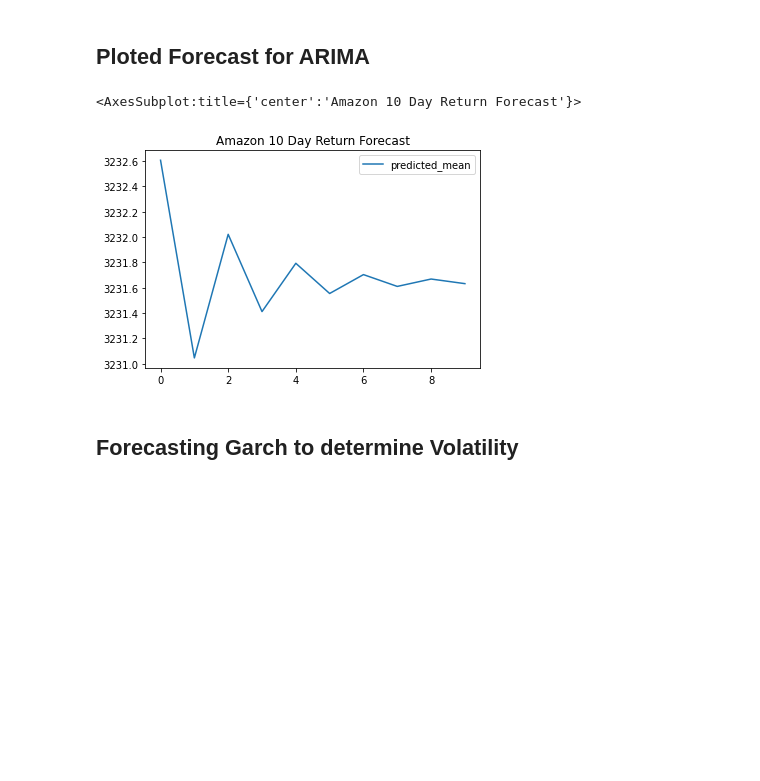
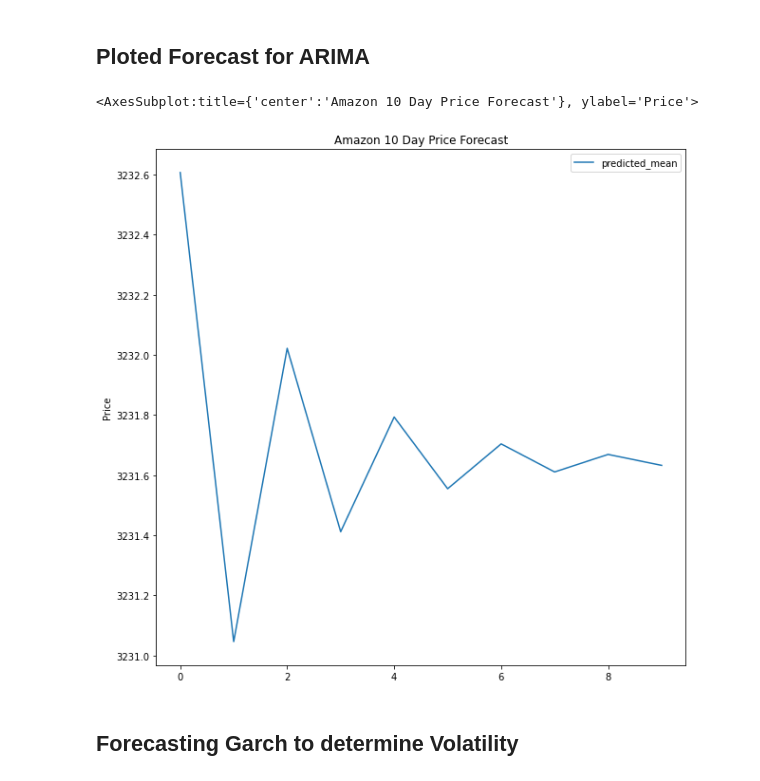
Before and after one commit to justinm329/Time-Series-Blog, a Jupyter notebook: Time_series_explained.ipynb, the cells around one changed output. Saved outputs shown, nothing was run; the diff lists cells and outputs as text; code cells hidden in the pictures; blank space fills up the shorter version.

```diff
--- a/Time_series_explained.ipynb
+++ b/Time_series_explained.ipynb
@@ -311,12 +314,14 @@ Warnings:
 # %% [markdown]
 ## Ploted Forecast for ARIMA
 # %%
+# We now need to plot the forecaast for this model
+# I will use 10 steps to look at the prices for the next 10 days
 ARIMA_plot = pd.DataFrame(ARIMA_results.forecast(steps = 10))
 ARIMA_plot.reset_index(inplace=True, drop=True)
-ARIMA_plot.plot(title = "Amazon 10 Day Return Forecast")
+ARIMA_plot.plot(figsize = (10,10),title = "Amazon 10 Day Price Forecast", ylabel = "Price")
 # %% [output]
-<AxesSubplot:title={'center':'Amazon 10 Day Return Forecast'}>
+<AxesSubplot:title={'center':'Amazon 10 Day Price Forecast'}, ylabel='Price'>
-[figure, old version]
+[figure, new version]
 # %%
 # When interpretting this graph it looks like the the price will fluctuate up and down over the next
 # 10 days before it levels out at the end of the 10 day mark
```
Also changed, not shown: parts of 25 cells of this notebook, 1 other file.
